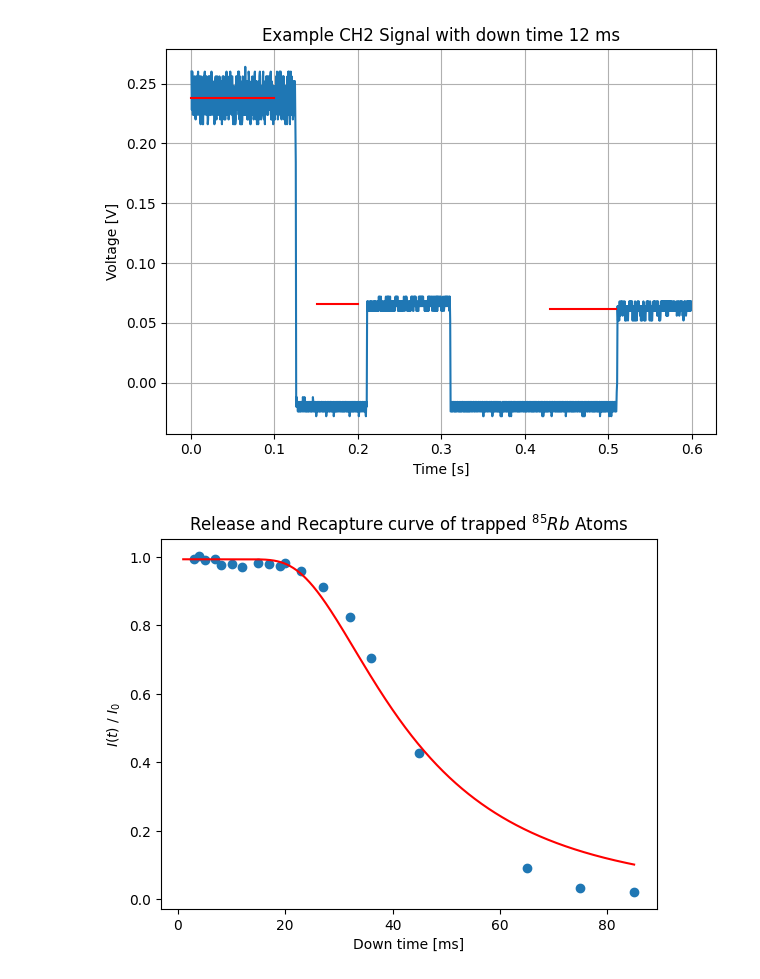
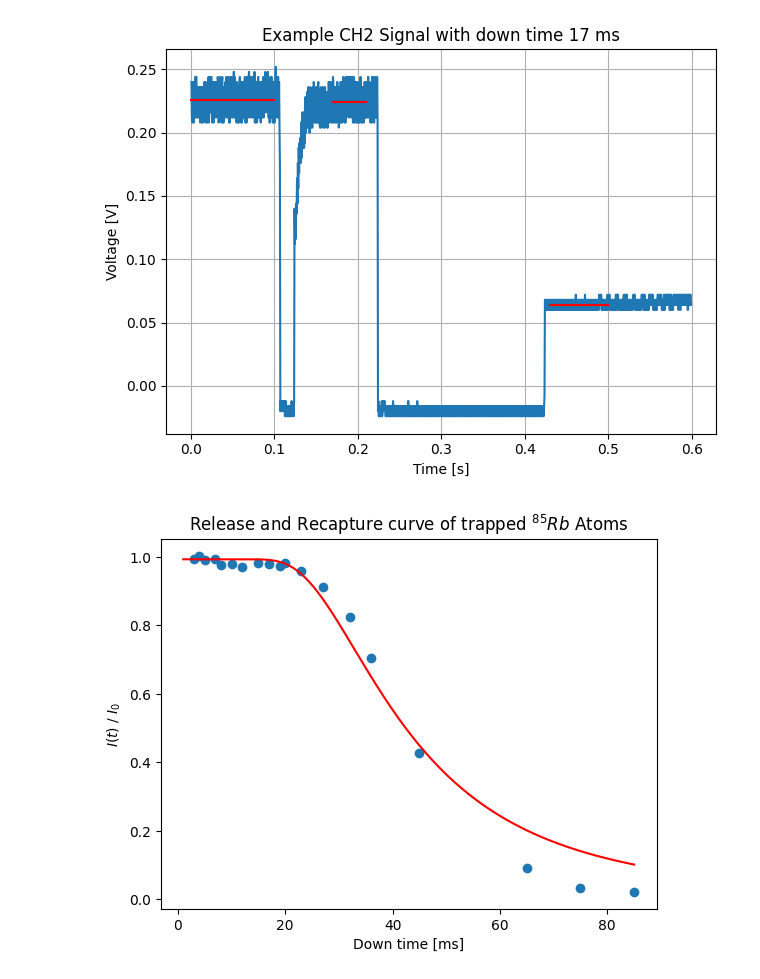
Before and after one commit to TiborCornelli/MOT, a Jupyter notebook: ReleaseRecapture/mot.ipynb, the cells around one changed output. Drawn from its saved outputs; the diff is of its cells as text; code cells hidden in the pictures.

Commit message:
Fixed plot

```diff
--- a/ReleaseRecapture/mot.ipynb
+++ b/ReleaseRecapture/mot.ipynb
@@ -47,50 +47,52 @@ for i in range(0, len(time_stamps)):
             increment = float(second_row[-1])
             next(reader)
 
             data = []
             for row in reader:
                 values = [float(x) for x in row if x.strip()]
                 data.append(values)
 
         data = np.array(data)
 
         down_time = down_times[i]
 
         ch = data[:, channel - 1]
         t = np.arange(len(ch)) * increment
 
         # Calculate the mean values for the left, middle, and offset regions
         mean_left = np.mean(ch[t < time_stamps[i, 0]])
         mean_middle = np.mean(ch[(t > time_stamps[i, 1]) & (t < time_stamps[i, 2])])
         offset = np.mean(ch[(t > time_stamps[i, 3]) & (t < time_stamps[i, 4])])
 
         N_0 = mean_left - offset
         N_t = mean_middle - offset
         ratio = N_t / N_0
         ratio_sum += ratio
         avg_ratios[i] = ratio_sum / 4
 
         t_min = 0
         t_max = 1
 
         index_range = (t > t_min) & (t < t_max)
+
+
+        i_example = 8
+        if i == i_example and j_file == 0:
+            plt.plot(t[index_range], ch[index_range])
+            # Plot averages
+            plt.plot(t[t < time_stamps[i, 0]], mean_left * np.ones_like(t[t < time_stamps[i, 0]]), 'r')
+            plt.plot(t[(t > time_stamps[i, 1]) & (t < time_stamps[i, 2])], mean_middle * np.ones_like(t[(t > time_stamps[i, 1]) & (t < time_stamps[i, 2])]), 'r')
+            plt.plot(t[(t > time_stamps[i, 3]) & (t < time_stamps[i, 4])], offset * np.ones_like(t[(t > time_stamps[i, 3]) & (t < time_stamps[i, 4])]), 'r')
+
+            plt.xlabel("Time [s]")
+            # Round down times
+            plt.title(f"Example CH{channel} Signal with down time {round(down_times_ms[i])} ms")
+            plt.ylabel(f"Voltage [V]")
+            plt.grid(True)
+            plt.tight_layout()
+            plt.show()
+# %% [output]
+[figure, added]
-# %%
-i_example = 6
-plt.plot(t[index_range], ch[index_range])
-# Plot averages
-plt.plot(t[t < time_stamps[i_example, 0]], mean_left * np.ones_like(t[t < time_stamps[i_example, 0]]), 'r')
-plt.plot(t[(t > time_stamps[i_example, 1]) & (t < time_stamps[i_example, 2])], mean_middle * np.ones_like(t[(t > time_stamps[i_example, 1]) & (t < time_stamps[i_example, 2])]), 'r')
-plt.plot(t[(t > time_stamps[i_example, 3]) & (t < time_stamps[i_example, 4])], offset * np.ones_like(t[(t > time_stamps[i_example, 3]) & (t < time_stamps[i_example, 4])]), 'r')
-
-plt.xlabel("Time [s]")
-# Round down times
-plt.title(f"Example CH{channel} Signal with down time {round(down_times_ms[i_example])} ms")
-plt.ylabel(f"Voltage [V]")
-plt.grid(True)
-plt.tight_layout()
-plt.show()
-# %% [output]
-[figure, removed]
 # %%
 ### Fit the curve
 from scipy.special import erf
```
